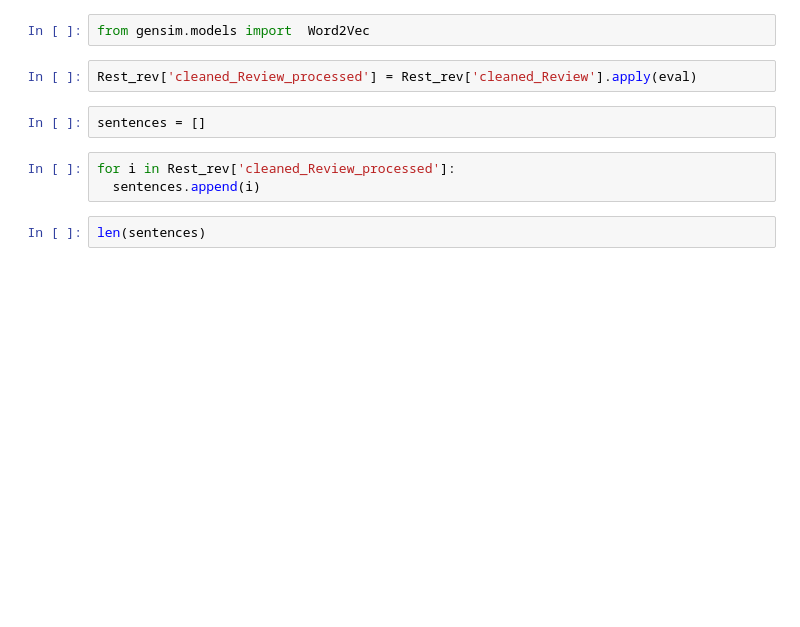
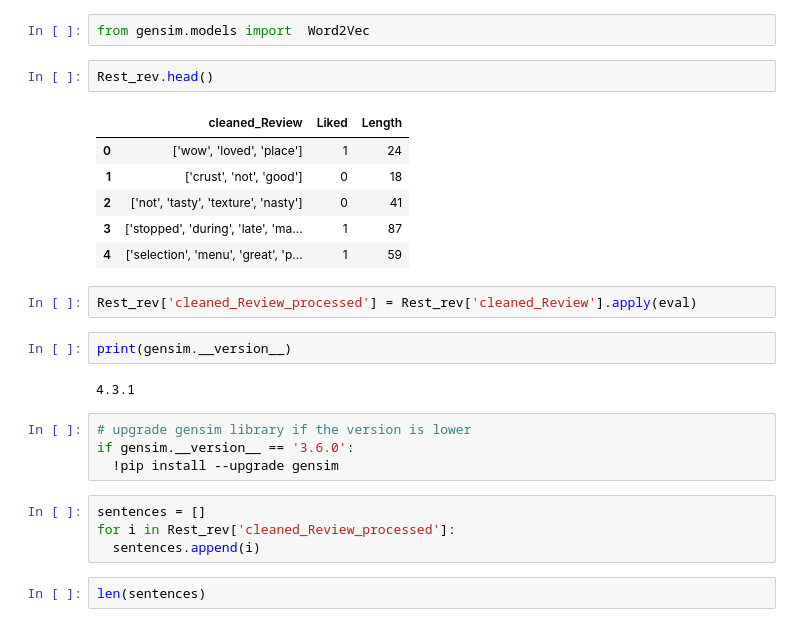
Before and after one commit to nipun1992/Restaurant-Review-Sentiment-Analysis, a Jupyter notebook: NLP Assignment Problem Statement 50 - Restaurant Review.ipynb, the cells around one changed output. Drawn from its saved outputs; the diff is of its cells as text; blank space fills up the shorter version.

```diff
--- a/NLP Assignment Problem Statement 50 - Restaurant Review.ipynb
+++ b/NLP Assignment Problem Statement 50 - Restaurant Review.ipynb
@@ -458,11 +458,27 @@ Using TfIdf, we will not get much semantic information about the text. To overco
 import gensim
 # %%
 from gensim.models import  Word2Vec
+# %%
+Rest_rev.head()
+# %% [output]
+|  | cleaned_Review | Liked | Length |
+| 0 | ['wow', 'loved', 'place'] | 1 | 24 |
+| 1 | ['crust', 'not', 'good'] | 0 | 18 |
+| 2 | ['not', 'tasty', 'texture', 'nasty'] | 0 | 41 |
+| 3 | ['stopped', 'during', 'late', 'ma... | 1 | 87 |
+| 4 | ['selection', 'menu', 'great', 'p... | 1 | 59 |
 # %%
 Rest_rev['cleaned_Review_processed'] = Rest_rev['cleaned_Review'].apply(eval)
-# %%
-sentences = []
+# %%
+print(gensim.__version__)
+# %% [output]
+4.3.1
+# %%
+# upgrade gensim library if the version is lower
+if gensim.__version__ == '3.6.0':
+  !pip install --upgrade gensim
 # %%
+sentences = []
 for i in Rest_rev['cleaned_Review_processed']:
   sentences.append(i)
 # %%
```
Also changed, not shown: parts of 13 cells of this notebook.
